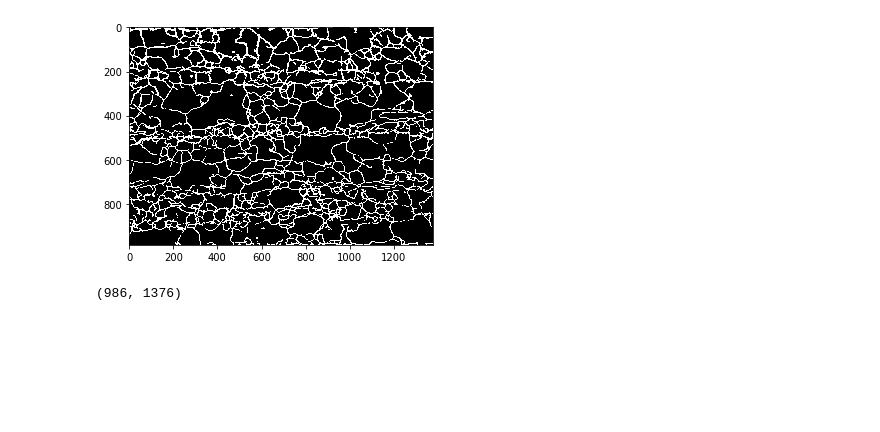
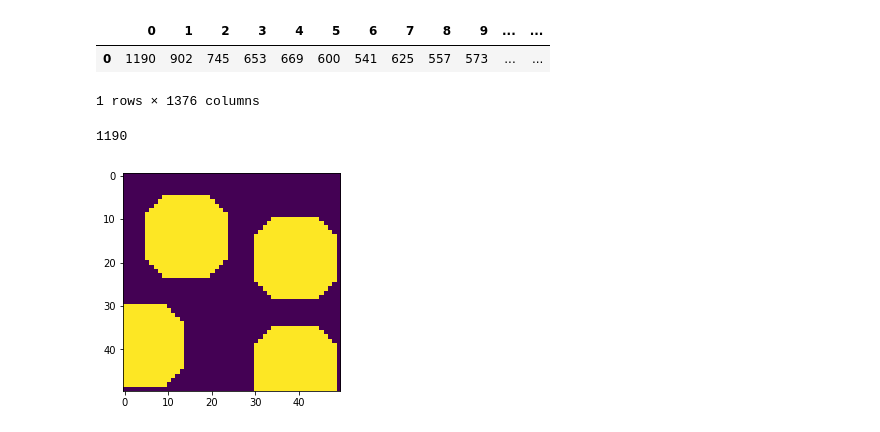
Before and after one commit to beyucel/PythonCLD, a Jupyter notebook: ChordLengthDdistribution.ipynb, the cells around one changed output. Drawn from its saved outputs; the diff is of its cells as text; code cells hidden in the pictures; blank space fills up the shorter version.

```diff
--- a/ChordLengthDdistribution.ipynb
+++ b/ChordLengthDdistribution.ipynb
@@ -6,5 +23,17 @@ import matplotlib.image as mpimg
+# %%
+chord=pd.read_csv("Chord.txt",header=None)
+chord
+# %% [output]
+|  | 0 | 1 | 2 | 3 | 4 | 5 | 6 | 7 | 8 | 9 | ... | ... |
+| 0 | 1190 | 902 | 745 | 653 | 669 | 600 | 541 | 625 | 557 | 573 | ... | ... |
+1 rows × 1376 columns
+# %%
+chordx=chord.values
+print(chordx[0,0])
+# %% [output]
+1190
 # %%
-img=mpimg.imread('1Segmented.tiff')
+img=mpimg.imread('bwimage.tiff')
 imgplot = plt.imshow(img)
 # %% [output]
-[figure, old version]
+[figure, new version]
@@ -13,4 +39,0 @@ imarray = numpy.array(image)
-# %%
-imarray.shape
-# %% [output]
-(986, 1376)
```
Also changed, not shown: parts of 26 cells of this notebook, 10 other files.
